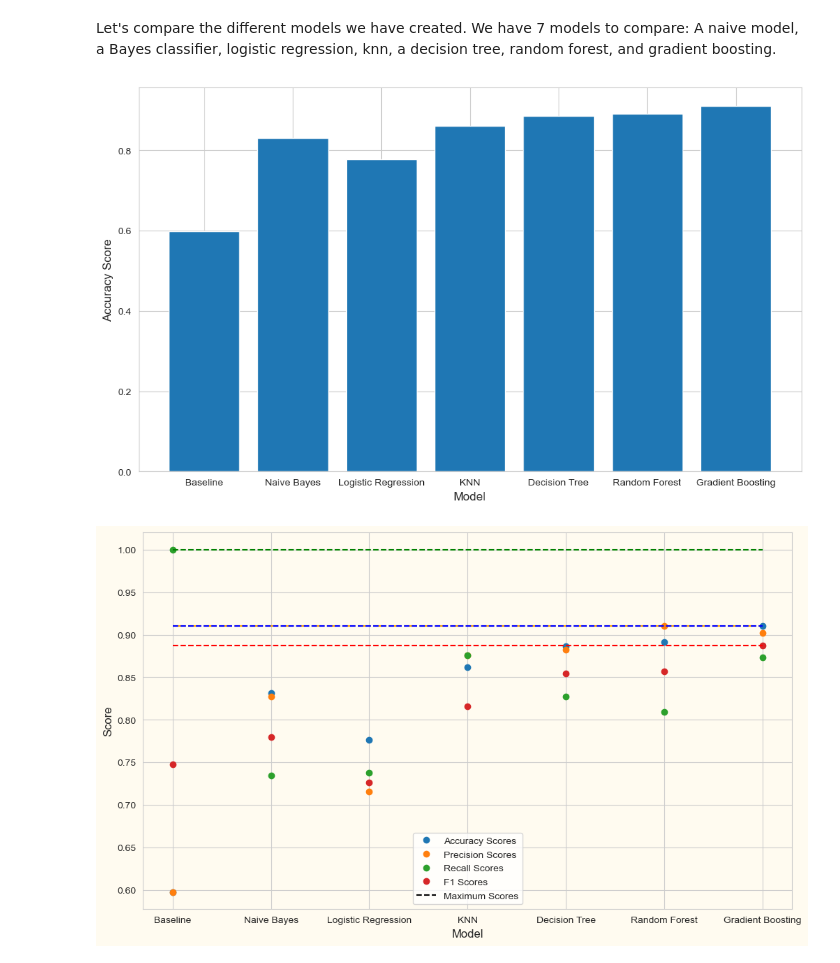
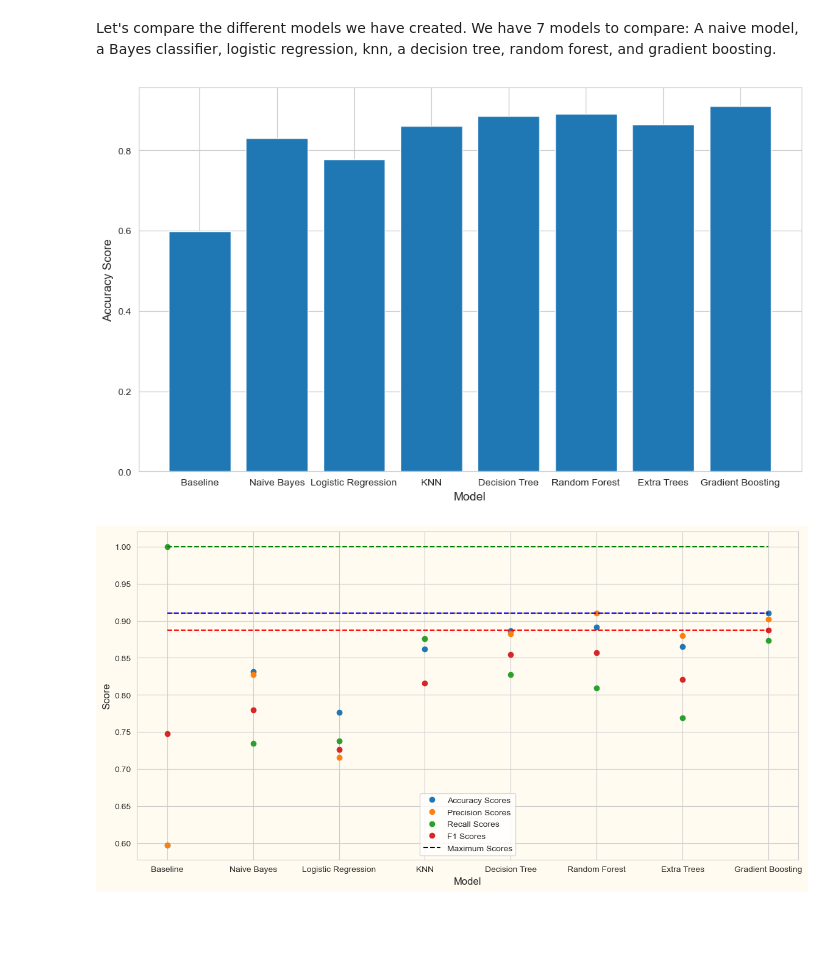
Before and after one commit to kbspecht/erdos-2025-wildfire-structural-damage, a Jupyter notebook: models/Model_Comparison.ipynb, the cells around one changed output. Cells and saved outputs as stored; diff of their text form; code cells hidden in the pictures; blank space fills up the shorter version.

```diff
--- a/models/Model_Comparison.ipynb
+++ b/models/Model_Comparison.ipynb
@@ -8,11 +8,11 @@ import plotly.express as px
 import seaborn as sns
 sns.set_style("whitegrid")
 # %%
-Models = np.array(['Baseline', 'Naive Bayes', 'Logistic Regression', 'KNN', 'Decision Tree', 'Random Forest', 'Gradient Boosting'])
-Accuracies = np.array([0.5976635514018691, 0.831385837812573, 0.7768170133208694, 0.8615330684739425, 0.8863052114980136, 0.8910960504790839, 0.9107268053283477])
-Recalls = np.array([1.000000000, 0.7345338367702585, 0.73772872, 0.8755821689953427, 0.82776648, 0.8091780424048794, 0.87307581])
-Precisions = np.array([0.59766355, 0.8270111183780249, 0.71609811, 0.8755821689953427, 0.88235294, 0.9101600784057498, 0.90189019])
-F1s = np.array([0.74817198, 0.780000, 0.7267525, 0.8162505814855017, 0.85418852,0.8567035670356704, 0.88724911 ])
+Models = np.array(['Baseline', 'Naive Bayes', 'Logistic Regression', 'KNN', 'Decision Tree','Random Forest','Extra Trees','Gradient Boosting'])
+Accuracies = np.array([0.5976635514018691, 0.831385837812573, 0.7768170133208694, 0.8615330684739425, 0.8863052114980136, 0.8910960504790839, 0.8650385604113111,0.9107268053283477])
+Recalls = np.array([1.000000000, 0.7345338367702585, 0.73772872, 0.8755821689953427, 0.82776648, 0.8091780424048794, 0.7693871623584083 ,0.87307581])
+Precisions = np.array([0.59766355, 0.8270111183780249, 0.71609811, 0.8755821689953427, 0.88235294, 0.9101600784057498,0.8800664451827243 ,0.90189019])
+F1s = np.array([0.74817198, 0.780000, 0.7267525, 0.8162505814855017, 0.85418852,0.8567035670356704,0.8210134821013482, 0.88724911 ])
 # %%
 plt.figure(figsize=(12,7))
 plt.bar(Models, Accuracies)
@@ -24,37 +24,37 @@ plt.ylabel("Accuracy Score", fontsize=12)
 
 plt.show()
 # %% [output]
-[figure, old version]
+[figure, new version]
 # %%
-plt.figure(figsize=(12,7), facecolor = ('#fffbf0'))
+plt.figure(figsize=(14,7), facecolor = ('#fffbf0'))
 
 plt.plot(Models, Accuracies, 'o', label = 'Accuracy Scores' )
 plt.plot(Models, Precisions, 'o', label = 'Precision Scores')
 plt.plot(Models, Recalls, 'o', label = 'Recall Scores')
 plt.plot(Models, F1s, 'o', label = 'F1 Scores')
 plt.legend(loc = 'upper center')
 
 
 plt.plot(Models, Accuracies*0 + np.max(Precisions),'-.', color = 'orange')
 plt.plot(Models, Accuracies*0 + np.max(Recalls),'--', color = 'green')
 plt.plot(Models, Accuracies*0 + np.max(F1s),'--', color = 'red')
 plt.plot(Models, Accuracies*0 + np.max(Accuracies),'--', color = 'blue')
 plt.plot([],[],'--', label = 'Maximum Scores', color = 'black')
 plt.legend(loc = 'lower center')
 
 
 
 plt.xticks(fontsize=10)
 plt.yticks([.6 + .05*i for i in range(9)],fontsize=10)
 
 ax = plt.gca()
 ax.set_facecolor('#fffbf0')
 
 
 
 plt.xlabel("Model", fontsize=12)
 plt.ylabel("Score", fontsize=12)
 
 plt.show()
 # %% [output]
-[figure, old version]
+[figure, new version]
```
